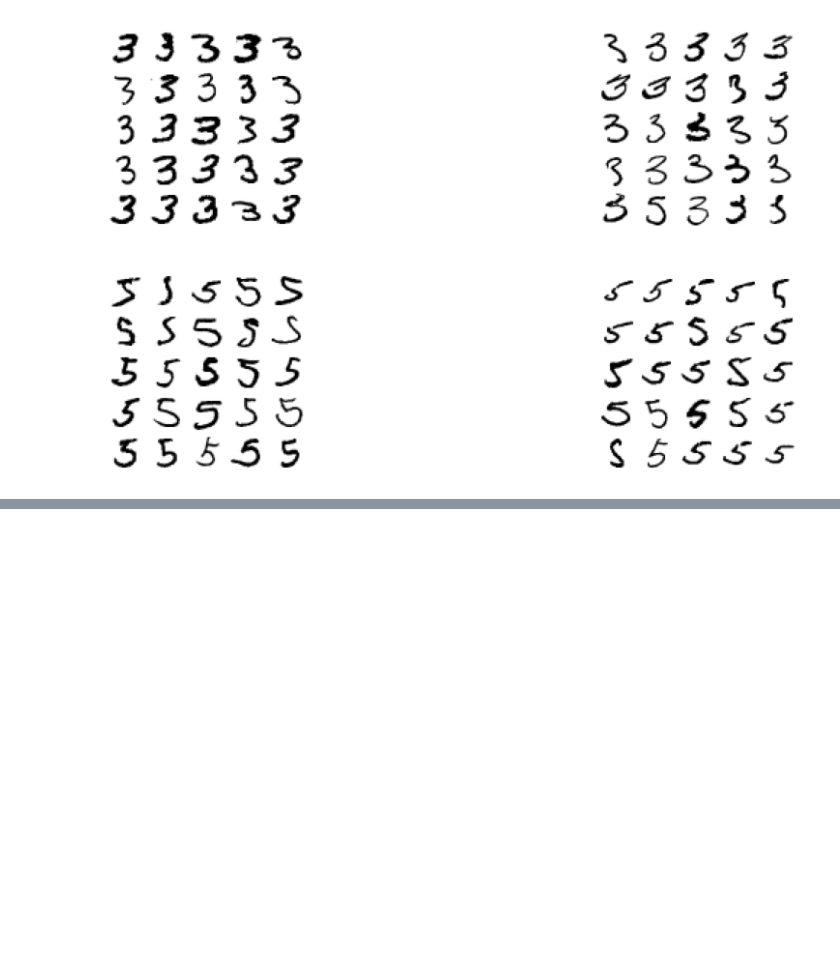
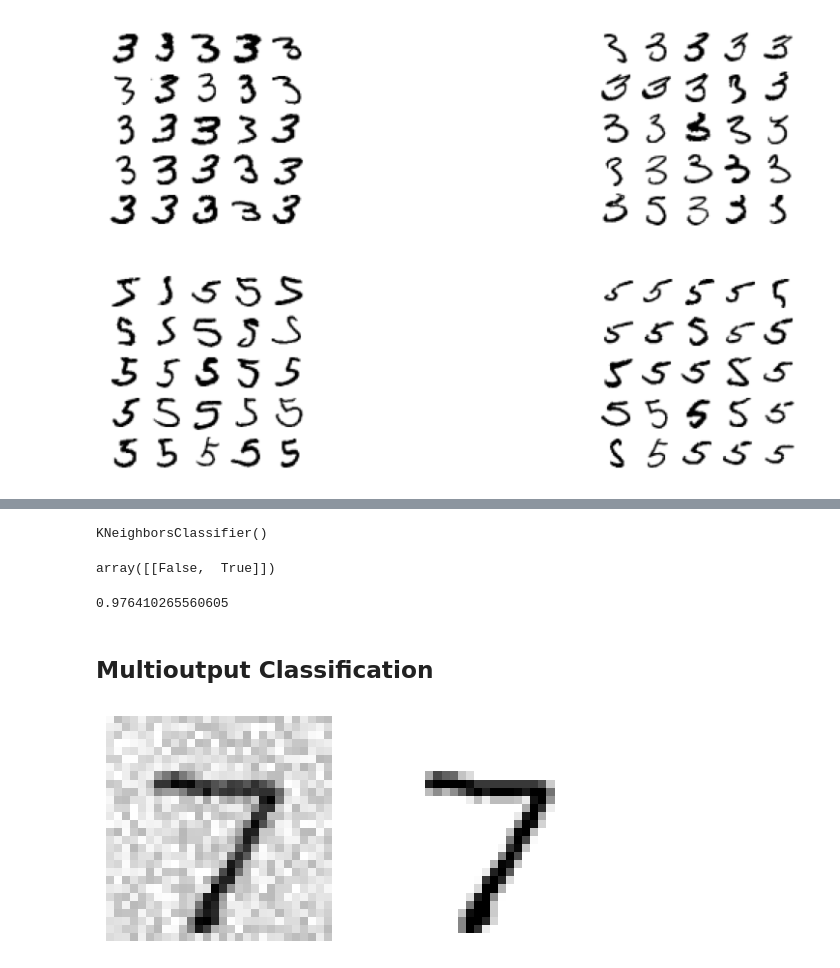
Before and after one commit to Ivan-Grigorev/Hands_On_ML, a Jupyter notebook: chapter_03.ipynb, the cells around one changed output, grey strips where cells are left out. Drawn from its saved outputs; the diff is of its cells as text; code cells hidden in the pictures; blank space fills up the shorter version.

```diff
--- a/chapter_03.ipynb
+++ b/chapter_03.ipynb
@@ -57,7 +57,7 @@ y = y.astype(np.uint8)
 # %%
 def plot_digit(data):
     image = data.reshape(28, 28)
-    plt.imsow(
+    plt.imshow(
         image,
         cmap=mpl.cm.binary,
         interpolation='nearest',
@@ -690,0 +695,50 @@ plt.show()
+# %%
+from sklearn.neighbors import KNeighborsClassifier
+
+
+y_train_large = (y_train >= 7)
+y_train_odd = (y_train % 2 == 1)
+
+y_multilabel = np.c_[y_train_large, y_train_odd]
+
+knn_clf = KNeighborsClassifier()
+knn_clf.fit(X_train, y_multilabel)
+# %% [output]
+KNeighborsClassifier()
+# %%
+knn_clf.predict([some_digit])
+# %% [output]
+array([[False,  True]])
+# %%
+y_train_knn_pred = cross_val_predict(
+    knn_clf,
+    X_train,
+    y_multilabel,
+    cv=3
+)
+f1_score(
+    y_multilabel,
+    y_train_knn_pred,
+    average='macro'  # 'macro' averaging (equal weight for all labels)
+)
+# %% [output]
+0.976410265560605
+# %% [markdown]
+<h2>Multioutput Classification</h2>
+# %%
+noise = np.random.randint(low=0, high=100, size=(len(X_train), 784))  # number of features (784) for each data point
+X_train_mod = X_train + noise
+
+noise  = np.random.randint(0, 100, (len(X_test), 784))
+X_test_mod = X_test + noise
+
+y_train_mod = X_train
+y_test_mod = X_test
+# %%
+some_index = 0
+
+plt.subplot(121); plot_digit(X_test_mod[some_index])
+plt.subplot(122); plot_digit(y_test_mod[some_index])
+plt.show()
+# %% [output]
+[figure, added]
```
Also changed, not shown: parts of 4 cells of this notebook.
